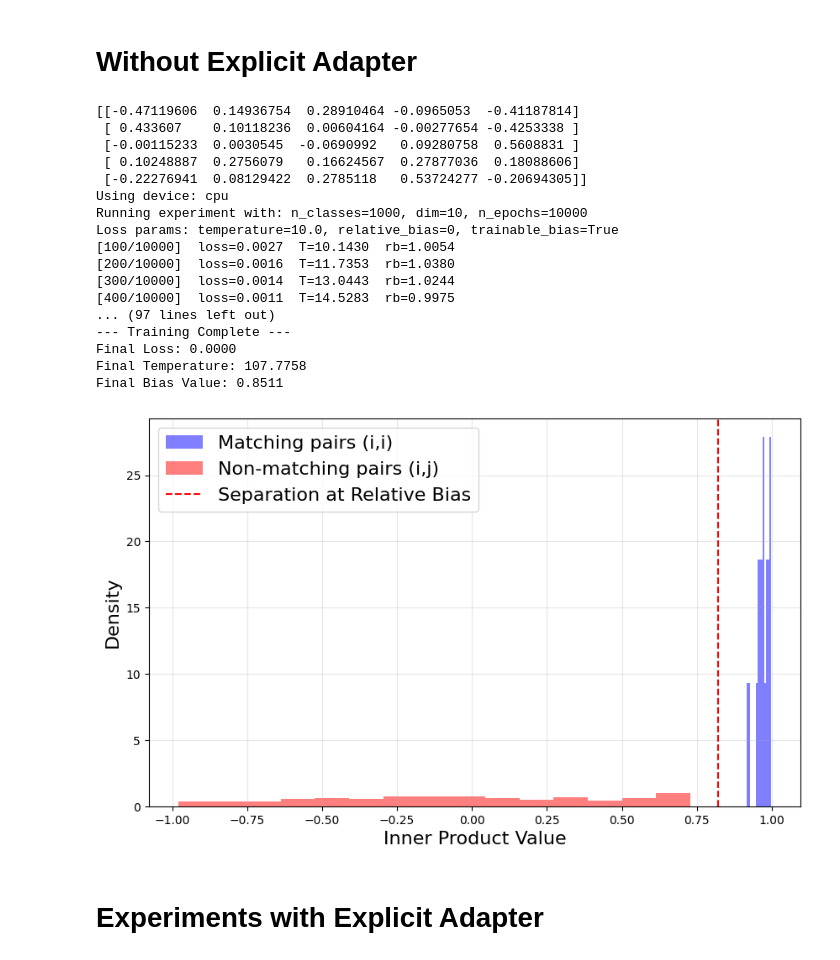
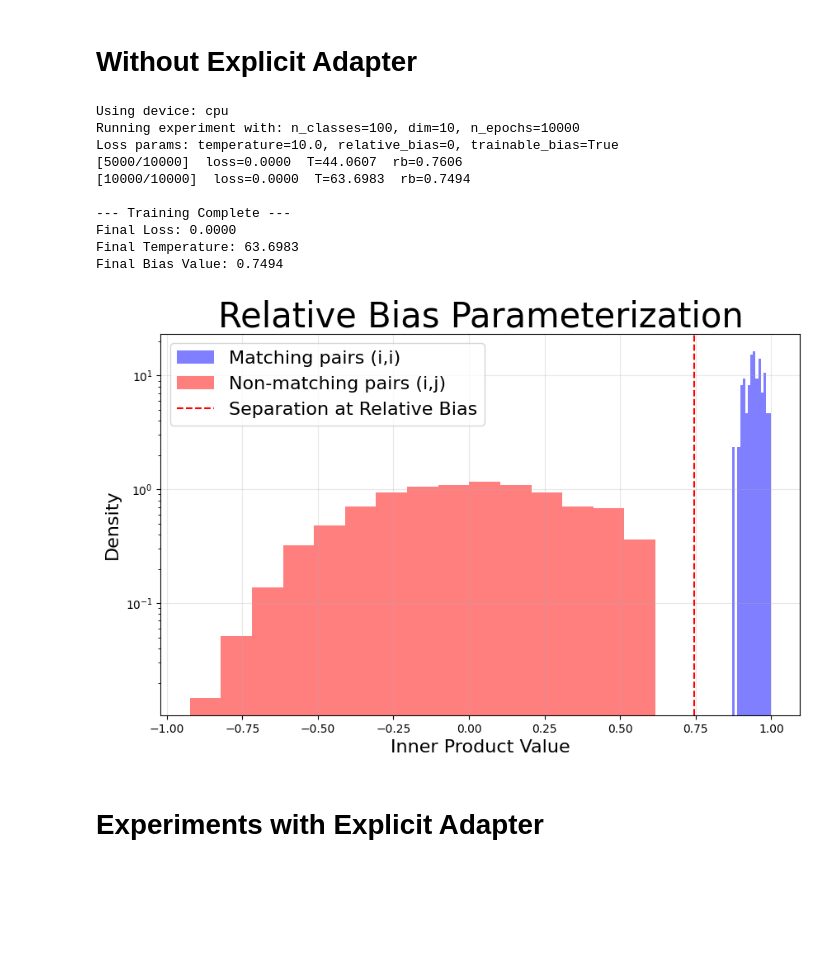
Before and after one commit to BangachevKiril/RepresentationLearningTheory, a Jupyter notebook: SigLIP/FrozenModalityExperiments.ipynb, the cells around one changed output. Drawn from its saved outputs; the diff is of its cells as text; code cells hidden in the pictures; blank space fills up the shorter version.

Commit message:
fix frozen modality

```diff
--- a/SigLIP/FrozenModalityExperiments.ipynb
+++ b/SigLIP/FrozenModalityExperiments.ipynb
@@ -15,28 +35,6 @@ The autoreload extension is already loaded. To reload it, use:
 # %% [markdown]
 # Without Explicit Adapter
 # %%
-torch.manual_seed(50)
-
-n_classes = 1000
-dim = 10
-n_epochs = int(1e4)
-device_str = 'cuda' if torch.cuda.is_available() else 'cpu'
-
-
-initial_temperature = 10.0
-initial_relative_bias = 0
-initial_x= 0.5
-
-delta = torch.sigmoid(torch.tensor(initial_x)).item()
-initial_temperature_rescaled = initial_temperature * delta
-initial_relative_bias_rescaled = initial_relative_bias + (1 - delta**2)
-
-bias_is_trainable = True
-temperature_is_trainable = True
-U0 = torch.randn(n_classes, dim, device = device_str)
-U0np = U0.cpu().detach().numpy()
-U0np= U0np/np.linalg.norm(U0np, axis = 1, keepdims = True)
-print(U0np[:5,:5])
 print(f"Using device: {device_str}")
 print(f"Running experiment with: n_classes={n_classes}, dim={dim}, n_epochs={n_epochs}")
 print(f"Loss params: temperature={initial_temperature}, relative_bias={initial_relative_bias}, trainable_bias={bias_is_trainable}")
@@ -46,14 +44,14 @@ experiment = SigLIPExperiment(
     dim=dim,
     n_epochs=n_epochs,
     device=device_str,
-    when_to_print = 100
+    when_to_print = 5000
 )
 
 U_final, V_final, criterion_final, no_adapter_losses_history = experiment.train(
-    relative_bias=initial_relative_bias_rescaled,
-    temperature=initial_temperature_rescaled,
-    trainable_bias=bias_is_trainable,
-    trainable_temp=temperature_is_trainable,
+    relative_bias=initial_relative_bias,
+    temperature=initial_temperature,
+    trainable_bias=True,
+    trainable_temp=True,
     fixed_U=U0,
     explicit_adapter=False
     )
@@ -63,20 +61,13 @@ print(f"Final Loss: {no_adapter_losses_history[-1]:.4f}")
 print(f"Final Temperature: {criterion_final.get_temperature():.4f}")
 print(f"Final Bias Value: {criterion_final.get_bias():.4f}")
 # %% [output]
-[[-0.47119606  0.14936754  0.28910464 -0.0965053  -0.41187814]
- [ 0.433607    0.10118236  0.00604164 -0.00277654 -0.4253338 ]
- [-0.00115233  0.0030545  -0.0690992   0.09280758  0.5608831 ]
- [ 0.10248887  0.2756079   0.16624567  0.27877036  0.18088606]
- [-0.22276941  0.08129422  0.2785118   0.53724277 -0.20694305]]
 Using device: cpu
-Running experiment with: n_classes=1000, dim=10, n_epochs=10000
+Running experiment with: n_classes=100, dim=10, n_epochs=10000
 Loss params: temperature=10.0, relative_bias=0, trainable_bias=True
-[100/10000]  loss=0.0027  T=10.1430  rb=1.0054
-[200/10000]  loss=0.0016  T=11.7353  rb=1.0380
-[300/10000]  loss=0.0014  T=13.0443  rb=1.0244
-[400/10000]  loss=0.0011  T=14.5283  rb=0.9975
-... (97 lines left out)
+[5000/10000]  loss=0.0000  T=44.0607  rb=0.7606
+[10000/10000]  loss=0.0000  T=63.6983  rb=0.7494
+
 --- Training Complete ---
 Final Loss: 0.0000
-Final Temperature: 107.7758
-Final Bias Value: 0.8511
+Final Temperature: 63.6983
+Final Bias Value: 0.7494
@@ -96,34 +74,35 @@ plt.plot()
 # %%
 # Calculate all pairwise inner products
 inner_products = torch.matmul(U_final, V_final.t())
 
 # Get matching pairs (diagonal elements)
 matching_pairs = torch.diag(inner_products).detach().cpu().numpy()
 
 # Get non-matching pairs (off-diagonal elements)
 mask = ~torch.eye(n_classes, dtype=bool, device=device_str)
 non_matching_pairs = inner_products[mask].detach().cpu().numpy()
 
 # Create histogram plot
 plt.figure(figsize=(10, 6))
 plt.hist(matching_pairs, bins=15, alpha=0.5, label='Matching pairs (i,i)', color='blue', density=True)
 plt.hist(non_matching_pairs, bins=15, alpha=0.5, label='Non-matching pairs (i,j)', color='red', density=True)
 
 # Add red line showing separation between max non-matching and min matching
 min_matching = np.min(matching_pairs)
 max_non_matching = np.max(non_matching_pairs)
 midpoint = (min_matching + max_non_matching) / 2
 plt.axvline(x=midpoint, color='red', linestyle='--', label='Separation at Relative Bias')
 
 plt.xlabel('Inner Product Value',fontsize=16)
 plt.ylabel('Density',fontsize=16)
-fig.suptitle('Inner Product Separation with Frozen Modality without Explicit Adapter', fontsize=20)
+plt.title('Relative Bias Parameterization', fontsize=30)
 plt.legend(fontsize= 16)
 plt.grid(True, alpha=0.3)
-# plt.savefig('logs/frozen_modality_no_adapter_ip_separation.png',dpi =100,  bbox_inches='tight')
+plt.yscale("log")
+plt.savefig('logs/frozen_modality_rb_ip_separation.png',dpi =300,  bbox_inches='tight')
 plt.show()
 # %% [output]
-[figure, old version]
+[figure, new version]
 # %% [markdown]
 # Experiments with Explicit Adapter
 # %%
```
Also changed, not shown: parts of 17 cells of this notebook.
